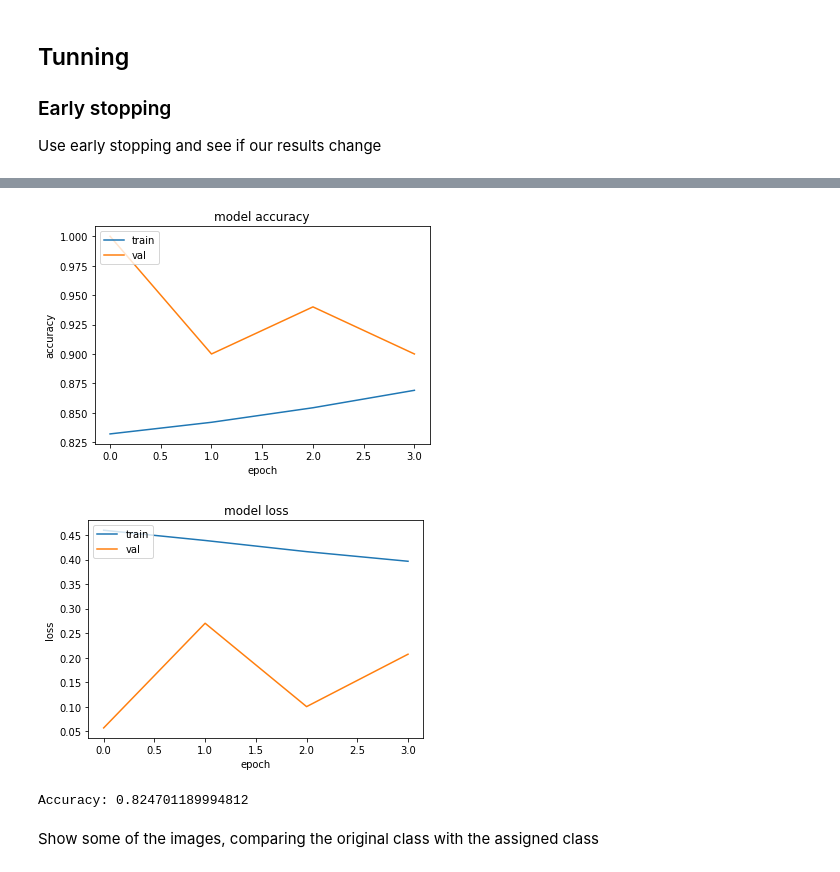
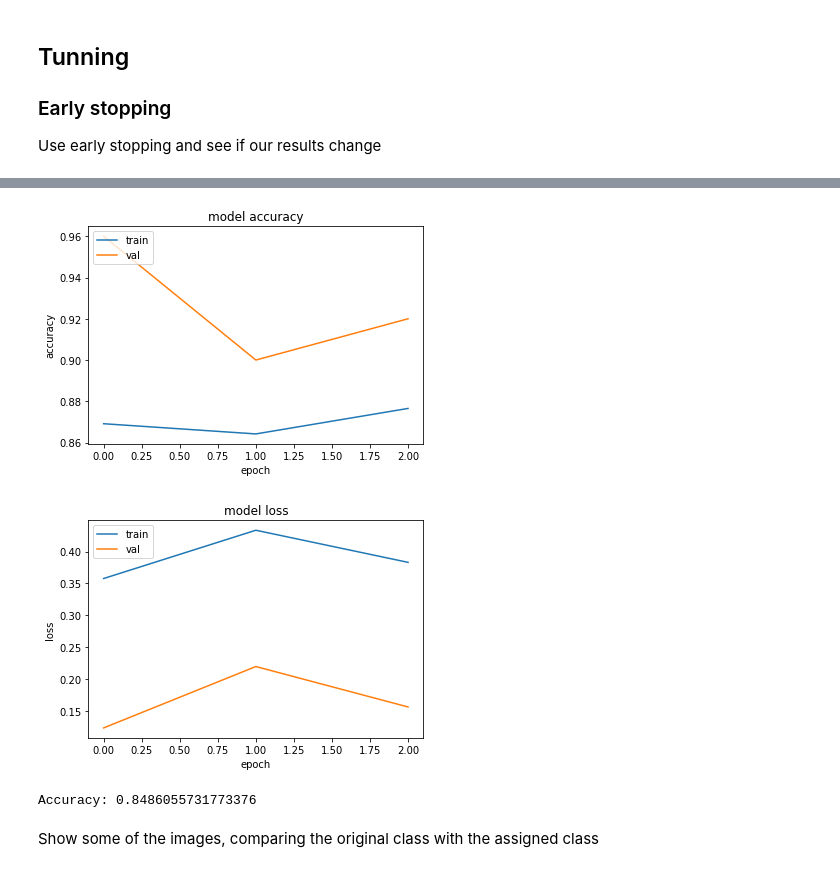
Before and after one commit to rootstrap/waste-classifier, a Jupyter notebook: test_resnet50.ipynb, the cells around one changed output, grey strips where cells are left out. Drawn from its saved outputs; the diff is of its cells as text; code cells hidden in the pictures.

```diff
--- a/test_resnet50.ipynb
+++ b/test_resnet50.ipynb
@@ -188,7 +188,7 @@ Accuracy: 0.824701189994812
 ### Early stopping
 Use early stopping and see if our results change
 # %%
-EARLY_STOP_PATIENCE=3
+EARLY_STOP_PATIENCE=2
 # Early stopping
 from tensorflow.python.keras.callbacks import EarlyStopping, ModelCheckpoint
 
@@ -215,6 +213,6 @@ Epoch 4/10
-[figure, old version]
+[figure, new version]
-[figure, old version]
+[figure, new version]
-Accuracy: 0.824701189994812
+Accuracy: 0.8486055731773376
 # %% [markdown]
 Show some of the images, comparing the original class with the assigned class
 # %%
```
Also changed, not shown: parts of 1 cell of this notebook.
